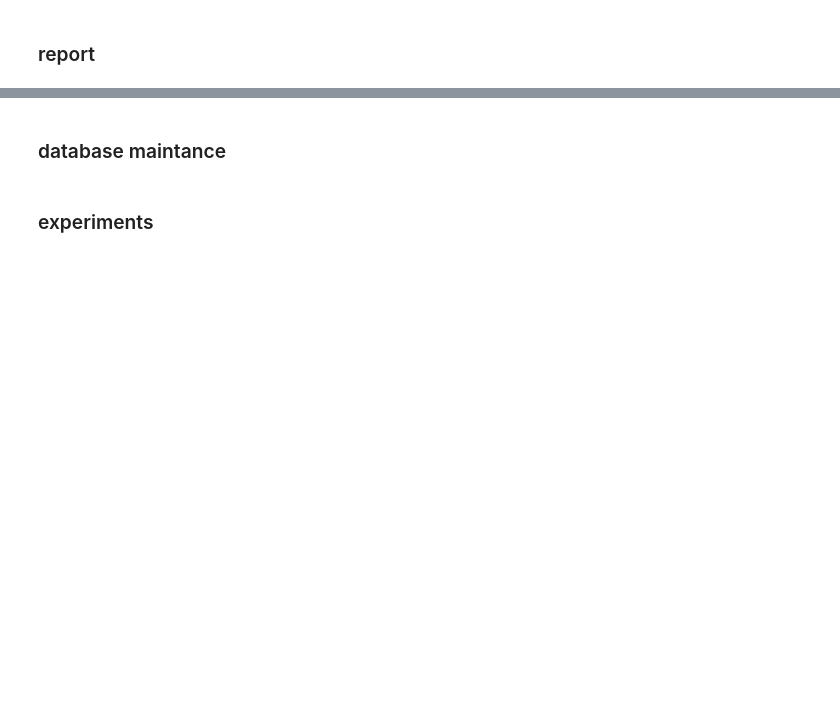
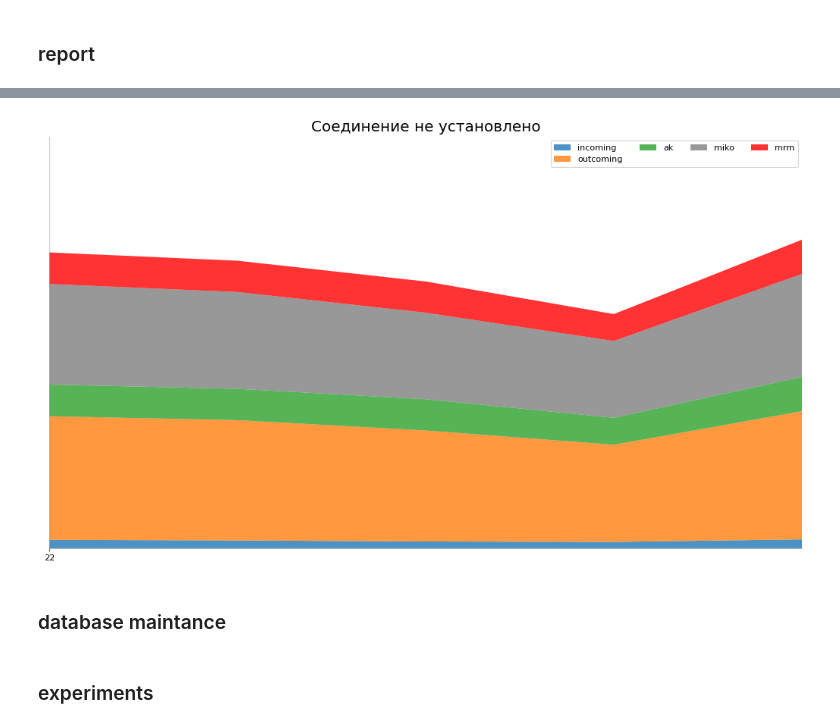
Before and after one commit to format37/call_centre_stt_server, a Jupyter notebook: monitoring/mysql.ipynb, the cells around one changed output, grey strips where cells are left out. Cells and saved outputs as stored; diff of their text form; code cells hidden in the pictures; blank space fills up the shorter version.

```diff
--- a/monitoring/mysql.ipynb
+++ b/monitoring/mysql.ipynb
@@ -354,3 +277,8 @@ plt.show()
+# %%
+df = df_all[df_all._merge == 'left_only']
+plot_grouped(df, 'Соединение не установлено')
+# %% [output]
+[figure, added]
 # %% [markdown]
 ### database maintance
 # %%
```
Also changed, not shown: parts of 31 cells of this notebook, 2 other files.
